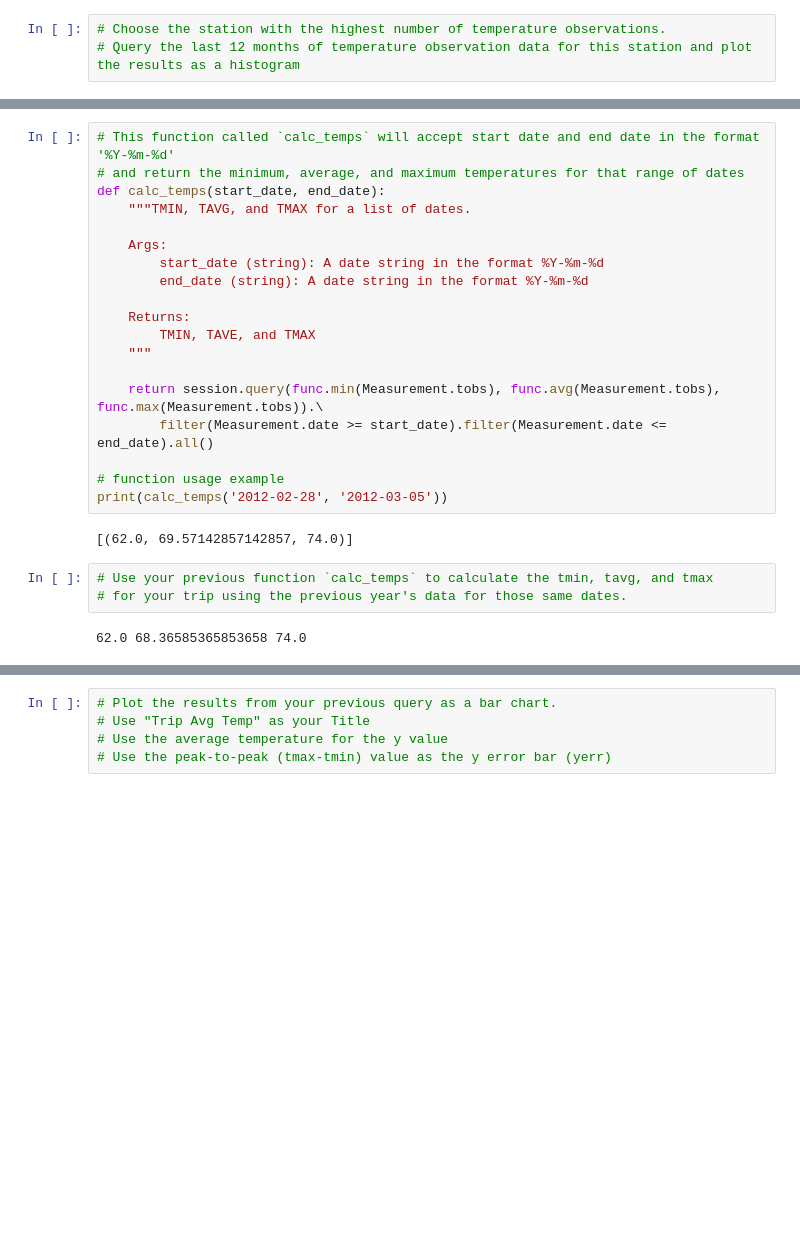
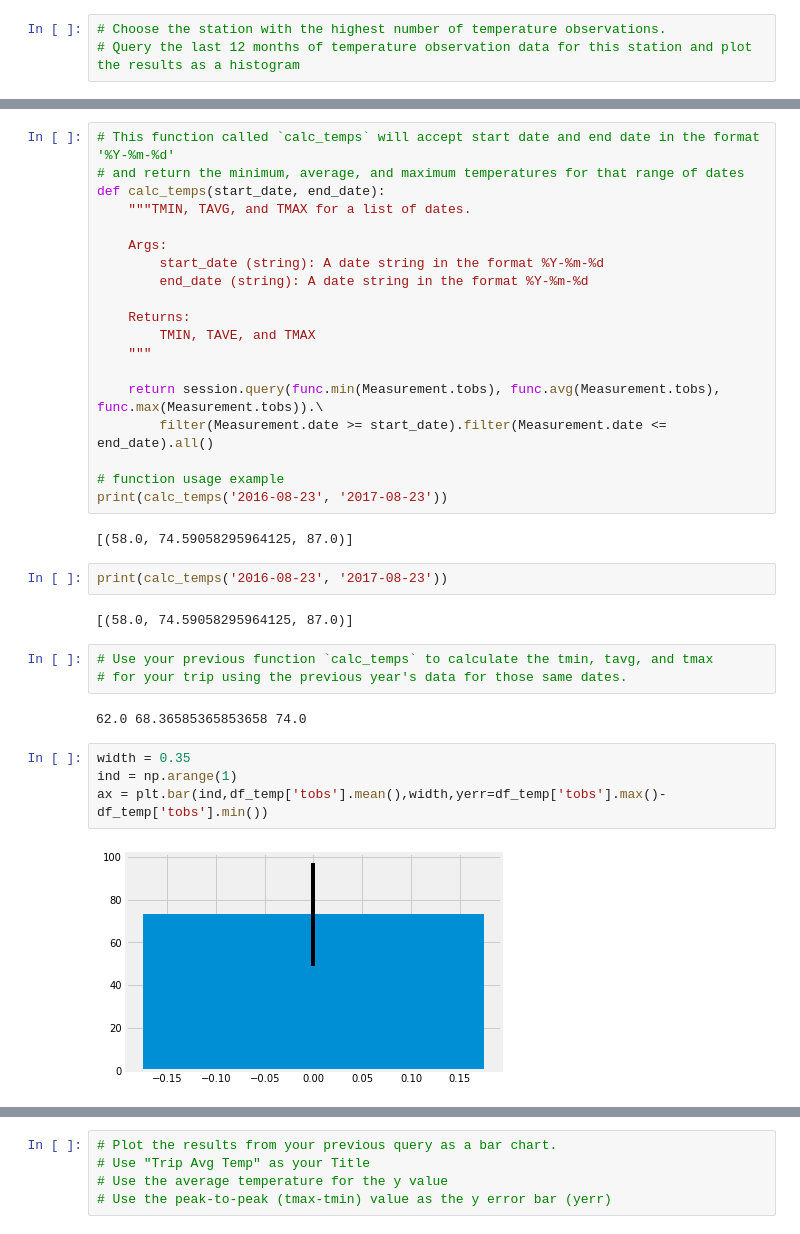
Before and after one commit to JenQian/sqlalchemy-challenge, a Jupyter notebook: climate_starter.ipynb, the cells around one changed output, grey strips where cells are left out. Saved outputs shown, nothing was run; the diff lists cells and outputs as text; blank space fills up the shorter version.

```diff
--- a/climate_starter.ipynb
+++ b/climate_starter.ipynb
@@ -191,11 +266,21 @@ def calc_temps(start_date, end_date):
         filter(Measurement.date >= start_date).filter(Measurement.date <= end_date).all()
 
 # function usage example
-print(calc_temps('2012-02-28', '2012-03-05'))
+print(calc_temps('2016-08-23', '2017-08-23'))
 # %% [output]
-[(62.0, 69.57142857142857, 74.0)]
+[(58.0, 74.59058295964125, 87.0)]
+# %%
+print(calc_temps('2016-08-23', '2017-08-23'))
+# %% [output]
+[(58.0, 74.59058295964125, 87.0)]
 # %%
 # Use your previous function `calc_temps` to calculate the tmin, tavg, and tmax
 # for your trip using the previous year's data for those same dates.
 # %% [output]
 62.0 68.36585365853658 74.0
+# %%
+width = 0.35
+ind = np.arange(1)
+ax = plt.bar(ind,df_temp['tobs'].mean(),width,yerr=df_temp['tobs'].max()-df_temp['tobs'].min())
+# %% [output]
+[figure, added]
```
Also changed, not shown: parts of 12 cells of this notebook.
